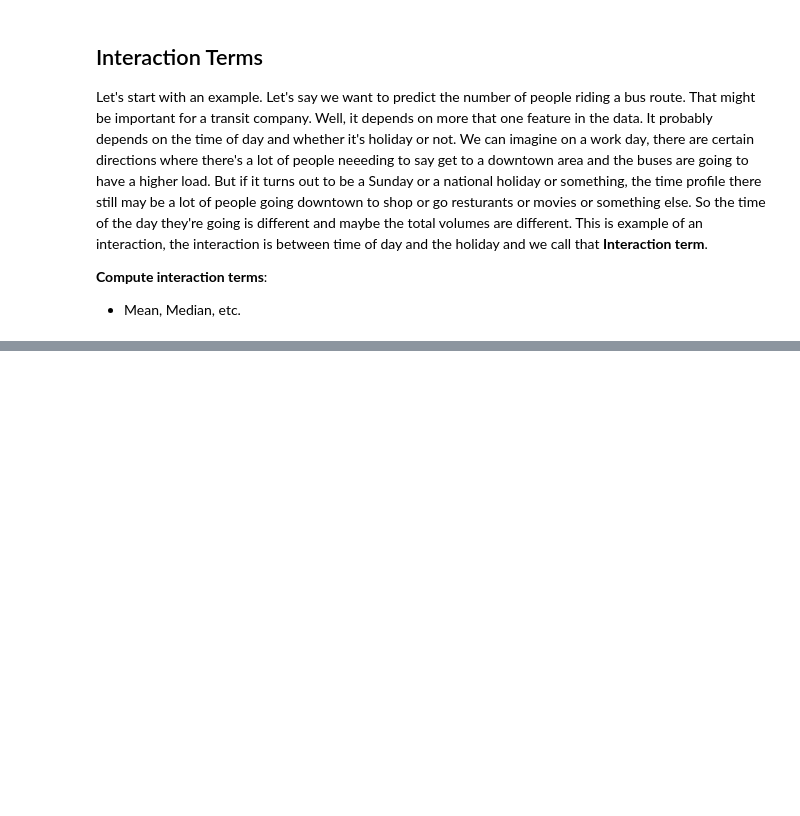
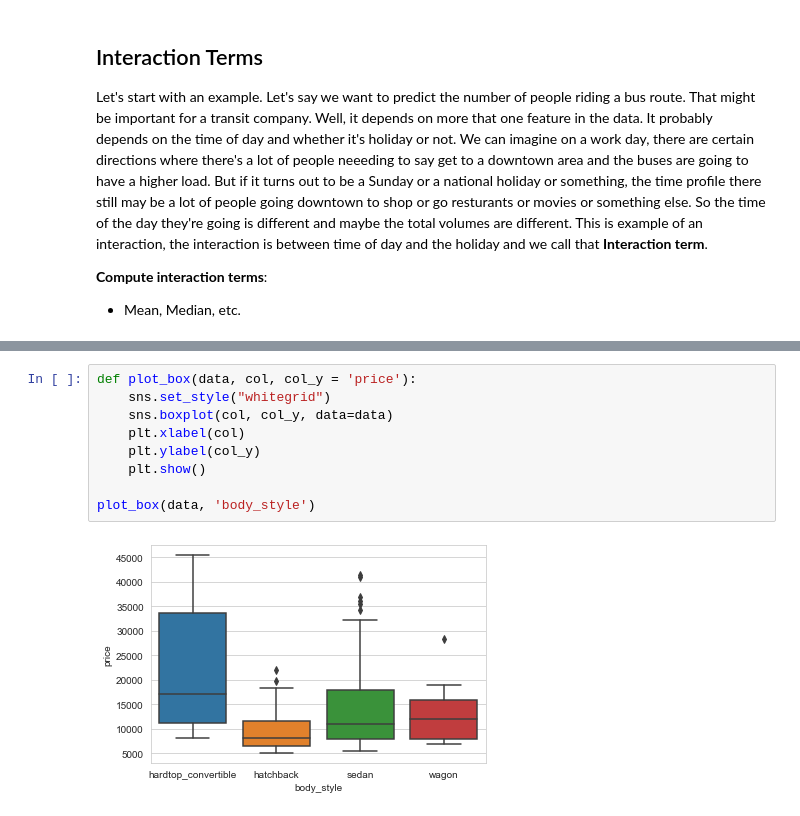
Before and after one commit to ruddysimon/Vehicle_price_prediction, a Jupyter notebook: Data_Prepration.ipynb, the cells around one changed output, grey strips where cells are left out. Drawn from its saved outputs; the diff is of its cells as text; blank space fills up the shorter version.

```diff
--- a/Data_Prepration.ipynb
+++ b/Data_Prepration.ipynb
@@ -204,0 +275,11 @@ Let's start with an example. Let's say we want to predict the number of people r
+# %%
+def plot_box(data, col, col_y = 'price'):
+    sns.set_style("whitegrid")
+    sns.boxplot(col, col_y, data=data)
+    plt.xlabel(col)
+    plt.ylabel(col_y)
+    plt.show()
+
+plot_box(data, 'body_style')
+# %% [output]
+[figure, added]
```
Also changed, not shown: parts of 18 cells of this notebook.
